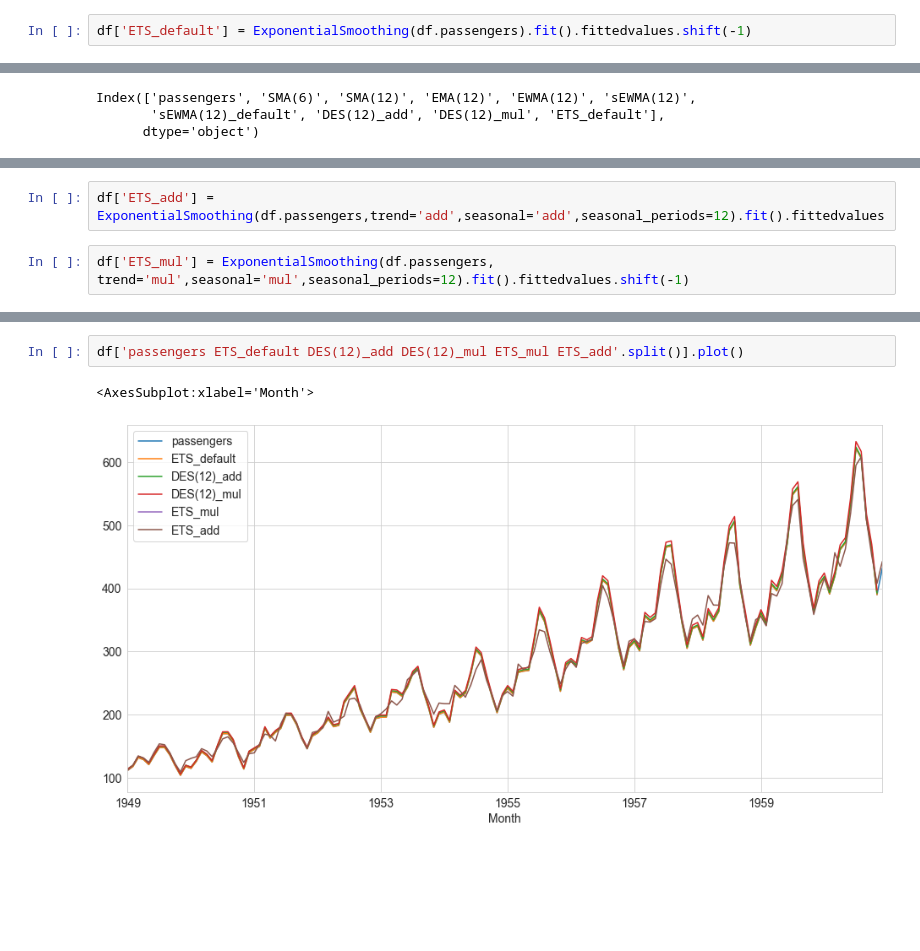
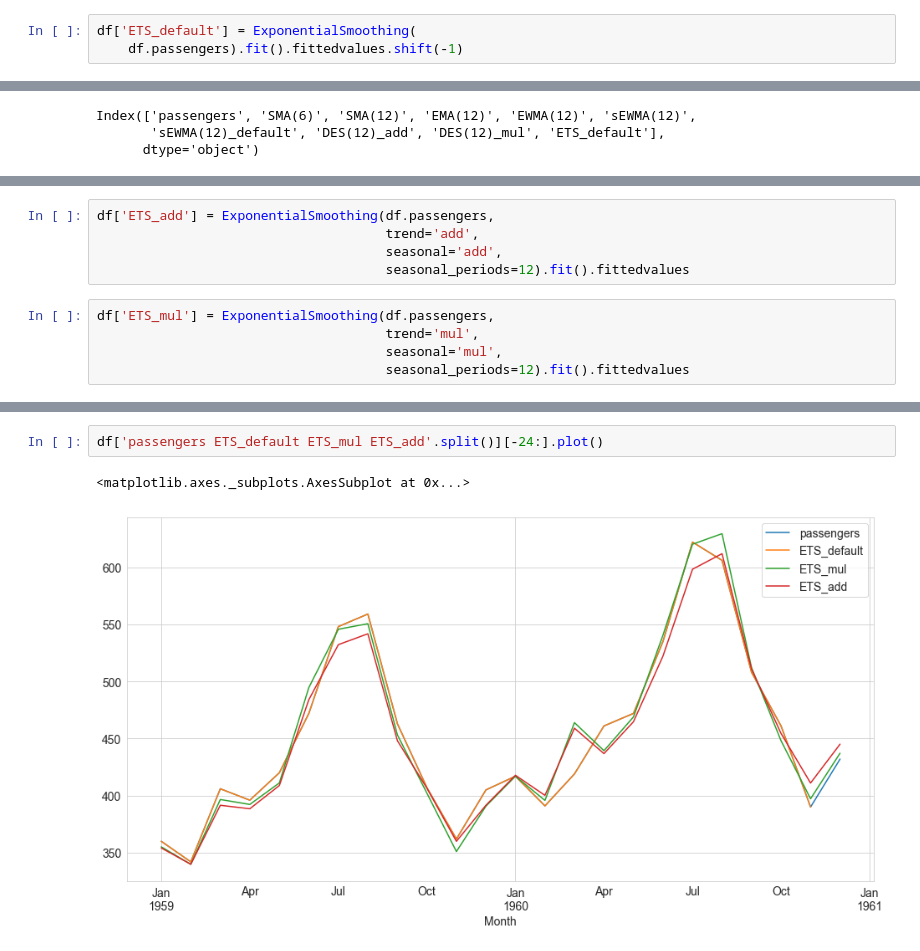
Before and after one commit to luiul/tsa, a Jupyter notebook: course-nb/04-statsmodel.ipynb, the cells around one changed output, grey strips where cells are left out. Drawn from its saved outputs; the diff is of its cells as text; blank space fills up the shorter version.

```diff
--- a/course-nb/04-statsmodel.ipynb
+++ b/course-nb/04-statsmodel.ipynb
@@ -467,5 +406,6 @@ df[['sEWMA(12)_default', 'DES(12)_add', 'DES(12)_mul',
 # %%
-df['ETS_default'] = ExponentialSmoothing(df.passengers).fit().fittedvalues.shift(-1)
+df['ETS_default'] = ExponentialSmoothing(
+    df.passengers).fit().fittedvalues.shift(-1)
 # %%
 df.columns
 # %% [output]
@@ -480,7 +420,13 @@ df['passengers ETS_default DES(12)_add DES(12)_mul'.split()].plot()
 # %%
-df['ETS_add'] = ExponentialSmoothing(df.passengers,trend='add',seasonal='add',seasonal_periods=12).fit().fittedvalues
+df['ETS_add'] = ExponentialSmoothing(df.passengers,
+                                     trend='add',
+                                     seasonal='add',
+                                     seasonal_periods=12).fit().fittedvalues
 # %%
-df['ETS_mul'] = ExponentialSmoothing(df.passengers, trend='mul',seasonal='mul',seasonal_periods=12).fit().fittedvalues.shift(-1)
+df['ETS_mul'] = ExponentialSmoothing(df.passengers,
+                                     trend='mul',
+                                     seasonal='mul',
+                                     seasonal_periods=12).fit().fittedvalues
 # %%
 df.head()
 # %% [output]
@@ -494,5 +440,5 @@ df.head()
 # %%
-df['passengers ETS_default DES(12)_add DES(12)_mul ETS_mul ETS_add'.split()].plot()
+df['passengers ETS_default ETS_mul ETS_add'.split()][-24:].plot()
 # %% [output]
-<AxesSubplot:xlabel='Month'>
+<matplotlib.axes._subplots.AxesSubplot at 0x...>
-[figure, old version]
+[figure, new version]
```
Also changed, not shown: parts of 27 cells of this notebook, 5 other files.
